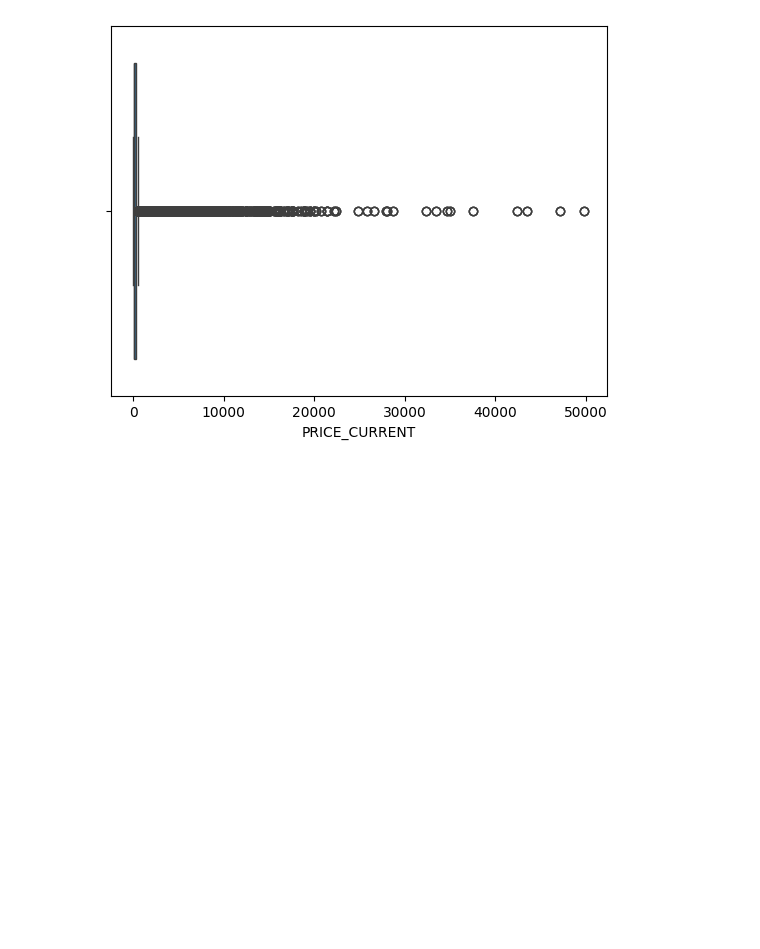
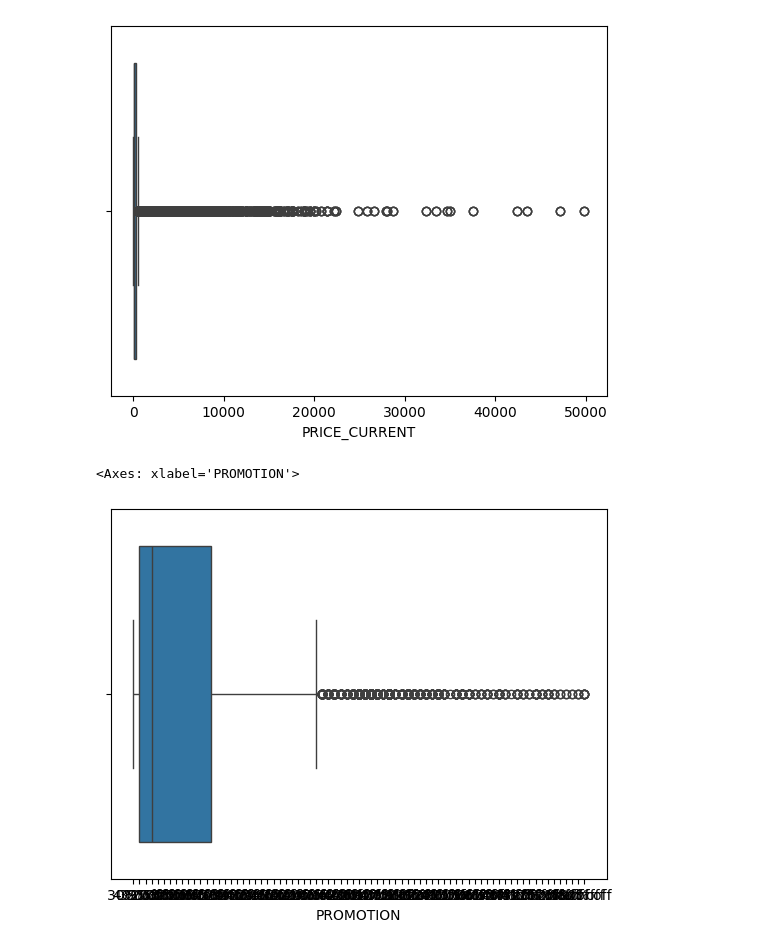
Before and after one commit to coderacheal/Customer-Segmentation-Analysis, a Jupyter notebook: notebook.ipynb, the cells around one changed output. Saved outputs shown, nothing was run; the diff lists cells and outputs as text; code cells hidden in the pictures; blank space fills up the shorter version.

Commit message:
Add promotion boxplot

```diff
--- a/notebook.ipynb
+++ b/notebook.ipynb
@@ -103,3 +103,8 @@ sns.boxplot(data=df['PRICE_CURRENT'], orient='h')
 # %% [output]
 <Axes: xlabel='PRICE_CURRENT'>
 [figure]
+# %%
+sns.boxplot(data=df['PROMOTION'], orient='h')
+# %% [output]
+<Axes: xlabel='PROMOTION'>
+[figure, added]
```
